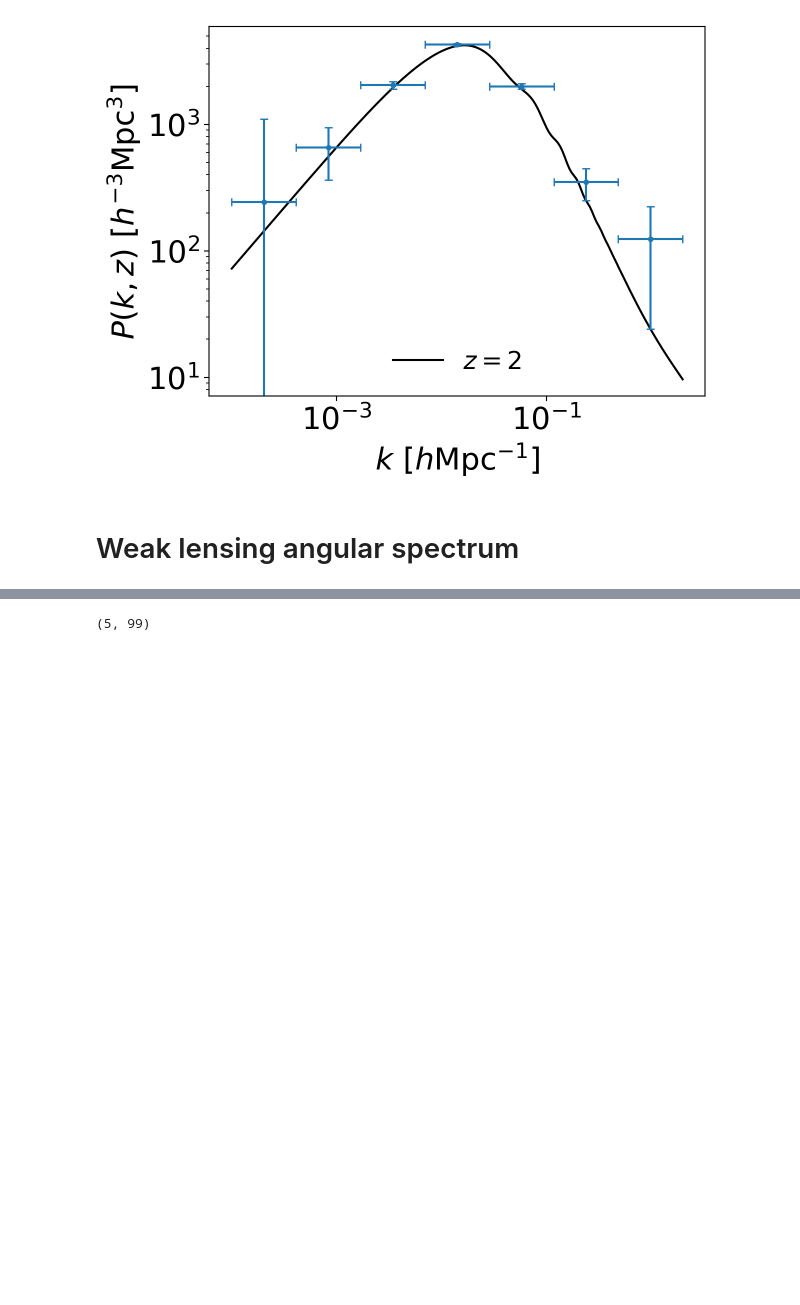
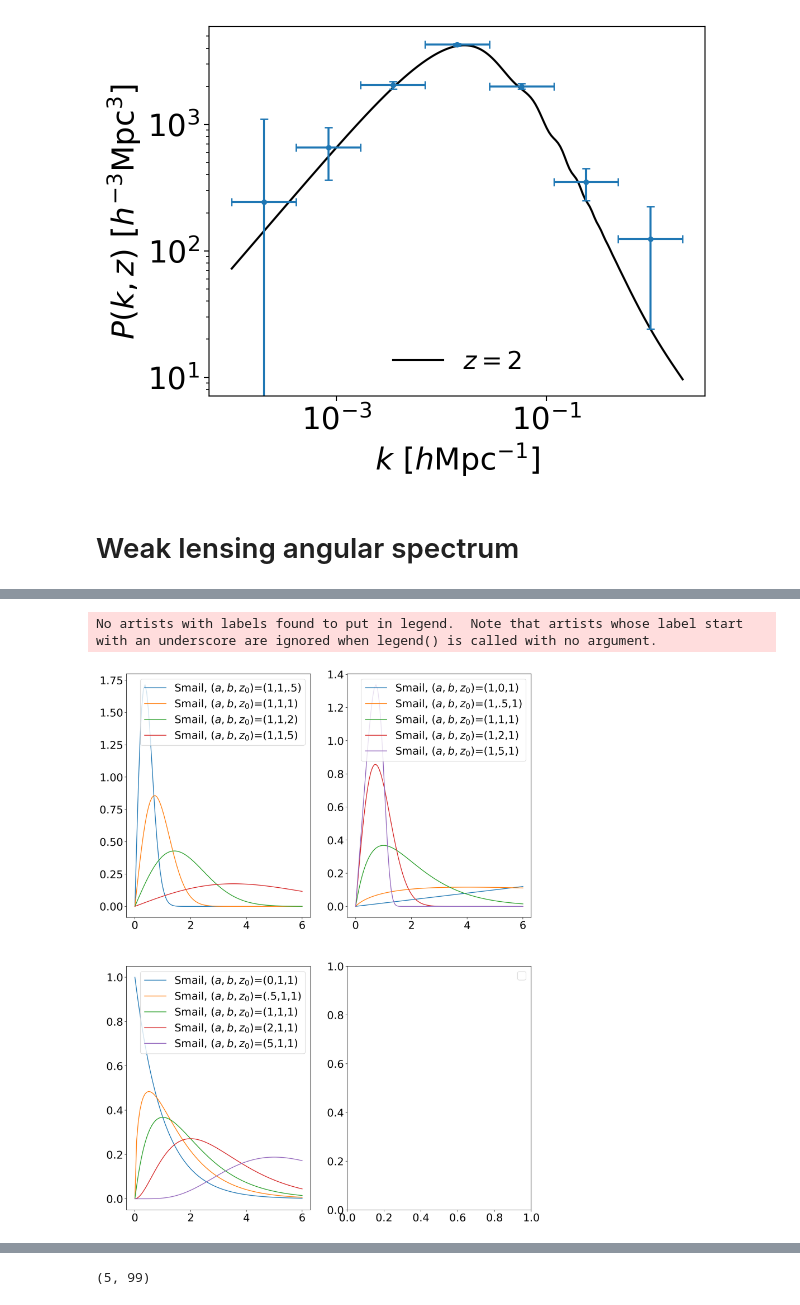
Before and after one commit to cmatties/CAMB-Workbook, a Jupyter notebook: Observables_with_Observational_Error_Bars.ipynb, the cells around one changed output, grey strips where cells are left out. Cells and saved outputs as stored; diff of their text form; code cells hidden in the pictures; blank space fills up the shorter version.

```diff
--- a/Observables_with_Observational_Error_Bars.ipynb
+++ b/Observables_with_Observational_Error_Bars.ipynb
@@ -181,0 +219,26 @@ Text(0.5, 1.0, 'Weak Lensing angular power spectrum')
+# %%
+fig, ax = plt.subplots(2,2,figsize=(15,20))
+z = np.linspace(0, 6, 100)
+ax[0,0].plot(z, jc.redshift.smail_nz(1, 2, .5)(z), label=r'Smail, ($a,b,z_0$)=(1,1,.5)')
+ax[0,0].plot(z, jc.redshift.smail_nz(1, 2, 1)(z), label=r'Smail, ($a,b,z_0$)=(1,1,1)')
+ax[0,0].plot(z, jc.redshift.smail_nz(1, 2, 2)(z), label=r'Smail, ($a,b,z_0$)=(1,1,2)')
+ax[0,0].plot(z, jc.redshift.smail_nz(1, 2, 5)(z), label=r'Smail, ($a,b,z_0$)=(1,1,5)')
+
+ax[1,0].plot(z, jc.redshift.smail_nz(0, 1, 1)(z), label=r'Smail, ($a,b,z_0$)=(0,1,1)')
+ax[1,0].plot(z, jc.redshift.smail_nz(.5, 1, 1)(z), label=r'Smail, ($a,b,z_0$)=(.5,1,1)')
+ax[1,0].plot(z, jc.redshift.smail_nz(1, 1, 1)(z), label=r'Smail, ($a,b,z_0$)=(1,1,1)')
+ax[1,0].plot(z, jc.redshift.smail_nz(2, 1, 1)(z), label=r'Smail, ($a,b,z_0$)=(2,1,1)')
+ax[1,0].plot(z, jc.redshift.smail_nz(5, 1, 1)(z), label=r'Smail, ($a,b,z_0$)=(5,1,1)')
+
+ax[0,1].plot(z, jc.redshift.smail_nz(1, 0, 1)(z), label=r'Smail, ($a,b,z_0$)=(1,0,1)')
+ax[0,1].plot(z, jc.redshift.smail_nz(1, .5, 1)(z), label=r'Smail, ($a,b,z_0$)=(1,.5,1)')
+ax[0,1].plot(z, jc.redshift.smail_nz(1, 1, 1)(z), label=r'Smail, ($a,b,z_0$)=(1,1,1)')
+ax[0,1].plot(z, jc.redshift.smail_nz(1, 2, 1)(z), label=r'Smail, ($a,b,z_0$)=(1,2,1)')
+ax[0,1].plot(z, jc.redshift.smail_nz(1, 5, 1)(z), label=r'Smail, ($a,b,z_0$)=(1,5,1)')
+
+for plot in ax.flatten():
+    plot.legend()
+#print(jc.scipy.integrate(nzs[0], 0, 5))
+# %% [output]
+No artists with labels found to put in legend.  Note that artists whose label start with an underscore are ignored when legend() is called with no argument.
+[figure, added]
```
Also changed, not shown: parts of 40 cells of this notebook.
